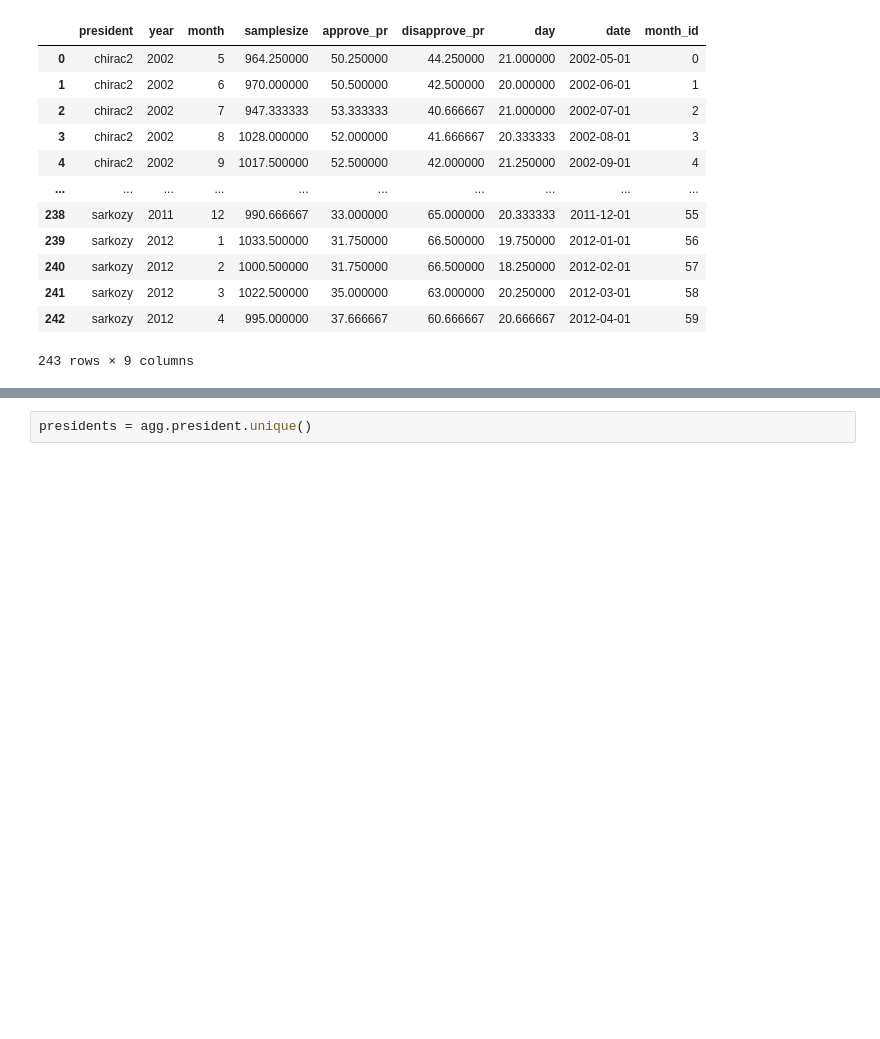
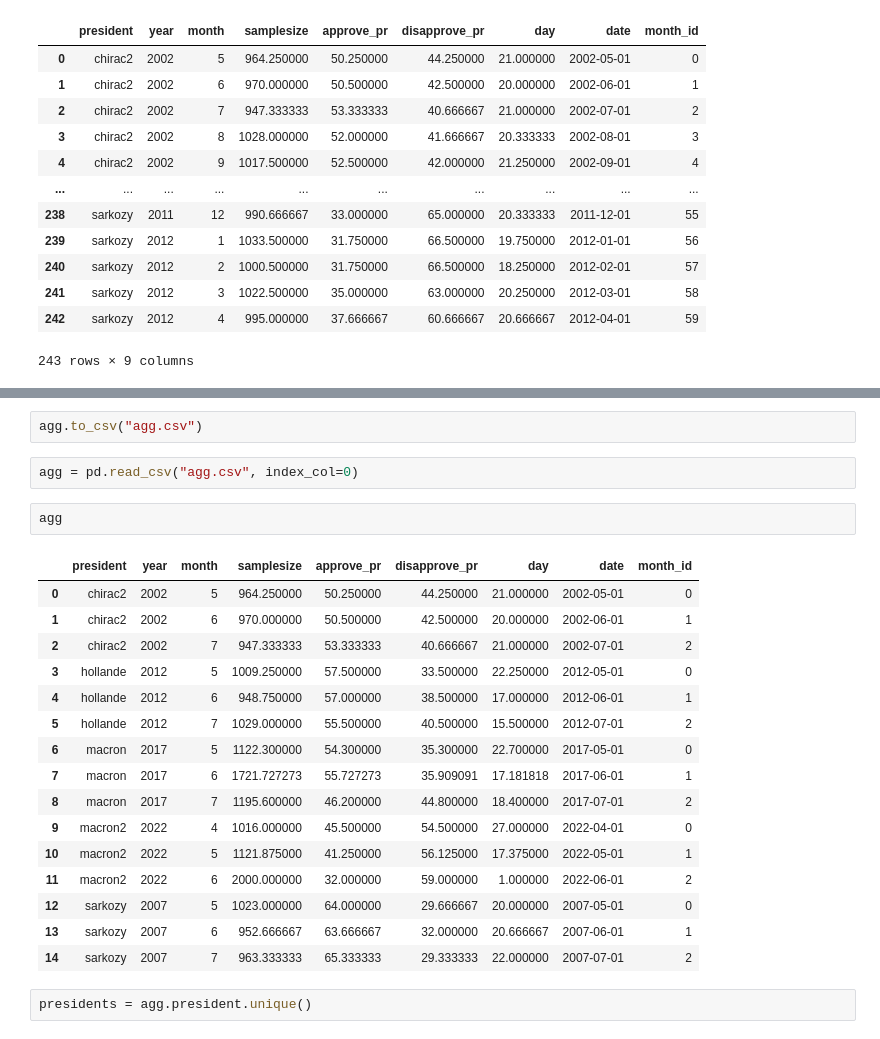
Before and after one commit to pymc-devs/pymc-extras, a Jupyter notebook: notebooks/batch-examples.ipynb, the cells around one changed output, grey strips where cells are left out. Drawn from its saved outputs; the diff is of its cells as text; blank space fills up the shorter version.

```diff
--- a/notebooks/batch-examples.ipynb
+++ b/notebooks/batch-examples.ipynb
@@ -345,3 +363,26 @@ agg
+# %%
+agg.to_csv("agg.csv")
+# %%
+agg = pd.read_csv("agg.csv", index_col=0)
+# %%
+agg
+# %% [output]
+|  | president | year | month | samplesize | approve_pr | disapprove_pr | day | date | month_id |
+| 0 | chirac2 | 2002 | 5 | 964.250000 | 50.250000 | 44.250000 | 21.000000 | 2002-05-01 | 0 |
+| 1 | chirac2 | 2002 | 6 | 970.000000 | 50.500000 | 42.500000 | 20.000000 | 2002-06-01 | 1 |
+| 2 | chirac2 | 2002 | 7 | 947.333333 | 53.333333 | 40.666667 | 21.000000 | 2002-07-01 | 2 |
+| 3 | hollande | 2012 | 5 | 1009.250000 | 57.500000 | 33.500000 | 22.250000 | 2012-05-01 | 0 |
+| 4 | hollande | 2012 | 6 | 948.750000 | 57.000000 | 38.500000 | 17.000000 | 2012-06-01 | 1 |
+| 5 | hollande | 2012 | 7 | 1029.000000 | 55.500000 | 40.500000 | 15.500000 | 2012-07-01 | 2 |
+| 6 | macron | 2017 | 5 | 1122.300000 | 54.300000 | 35.300000 | 22.700000 | 2017-05-01 | 0 |
+| 7 | macron | 2017 | 6 | 1721.727273 | 55.727273 | 35.909091 | 17.181818 | 2017-06-01 | 1 |
+| 8 | macron | 2017 | 7 | 1195.600000 | 46.200000 | 44.800000 | 18.400000 | 2017-07-01 | 2 |
+| 9 | macron2 | 2022 | 4 | 1016.000000 | 45.500000 | 54.500000 | 27.000000 | 2022-04-01 | 0 |
+| 10 | macron2 | 2022 | 5 | 1121.875000 | 41.250000 | 56.125000 | 17.375000 | 2022-05-01 | 1 |
+| 11 | macron2 | 2022 | 6 | 2000.000000 | 32.000000 | 59.000000 | 1.000000 | 2022-06-01 | 2 |
+| 12 | sarkozy | 2007 | 5 | 1023.000000 | 64.000000 | 29.666667 | 20.000000 | 2007-05-01 | 0 |
+| 13 | sarkozy | 2007 | 6 | 952.666667 | 63.666667 | 32.000000 | 20.666667 | 2007-06-01 | 1 |
+| 14 | sarkozy | 2007 | 7 | 963.333333 | 65.333333 | 29.333333 | 22.000000 | 2007-07-01 | 2 |
 # %%
 presidents = agg.president.unique()
 # %%
```
Also changed, not shown: parts of 38 cells of this notebook.
